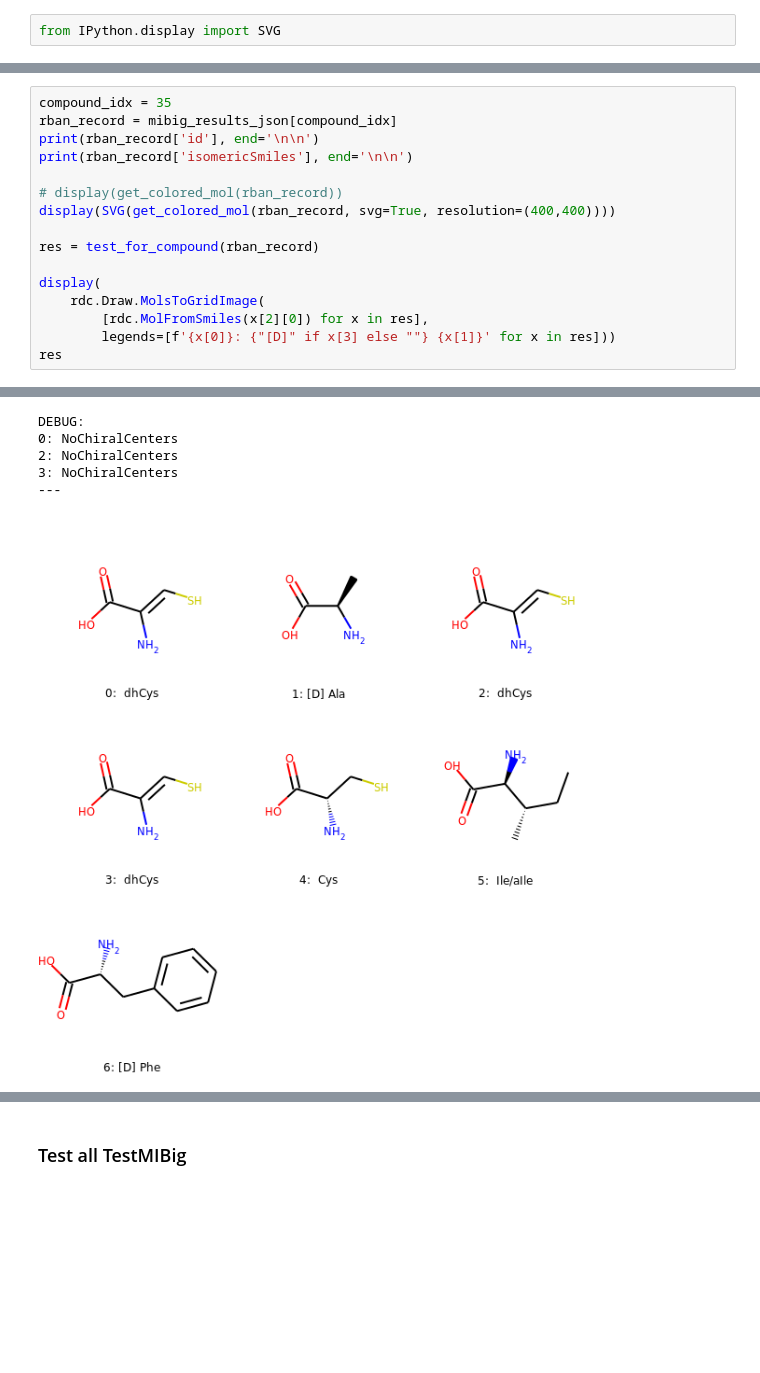
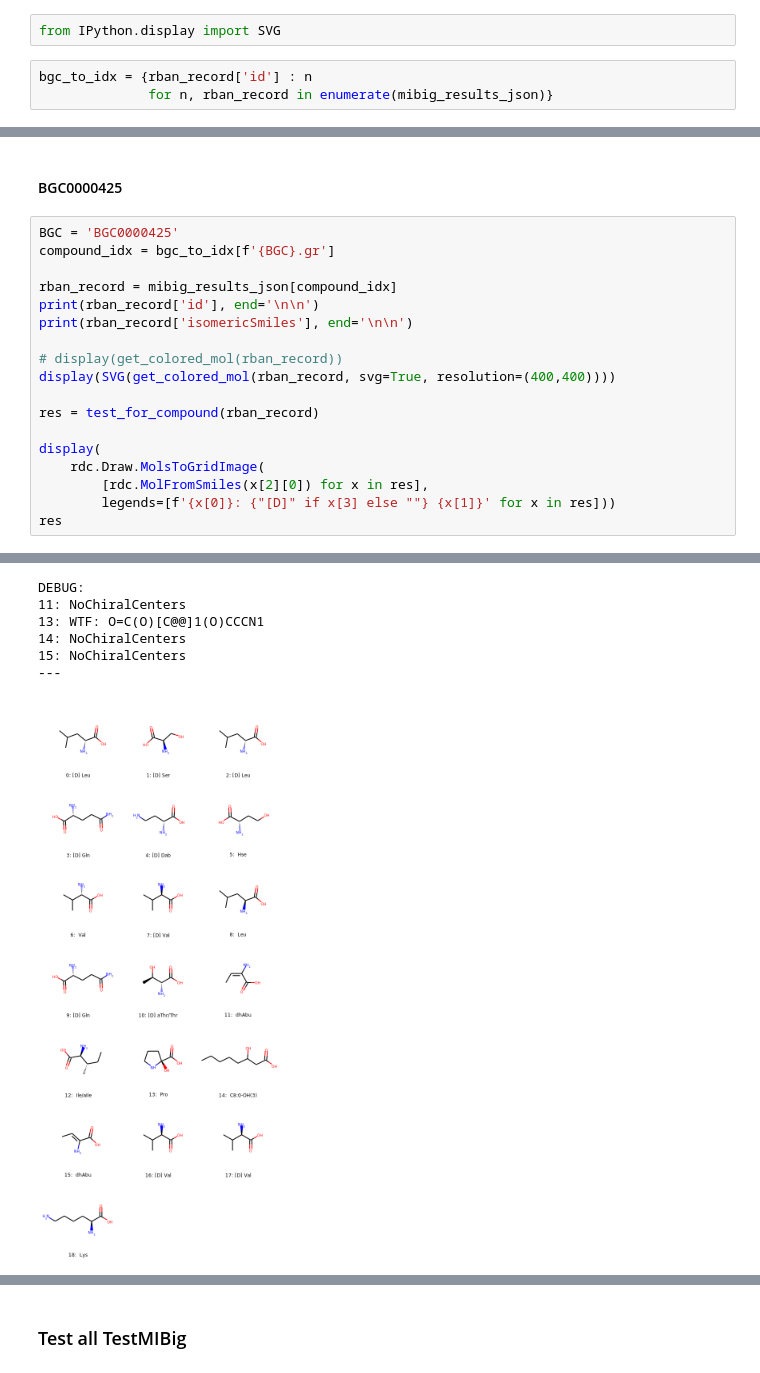
Before and after one commit to ablab/nerpa, a Jupyter notebook: scripts/DL-isomers.ipynb, the cells around one changed output, grey strips where cells are left out. Drawn from its saved outputs; the diff is of its cells as text; blank space fills up the shorter version.

```diff
--- a/scripts/DL-isomers.ipynb
+++ b/scripts/DL-isomers.ipynb
@@ -356,3 +356,6 @@ def test_for_compound(rban_record, debug=True):
 ### Test single compound
 # %%
 from IPython.display import SVG
+# %%
+bgc_to_idx = {rban_record['id'] : n
+              for n, rban_record in enumerate(mibig_results_json)}
@@ -359,5 +401,9 @@ from IPython.display import SVG
+# %% [markdown]
+#### BGC0000425
 # %%
-compound_idx = 35
+BGC = 'BGC0000425'
+compound_idx = bgc_to_idx[f'{BGC}.gr']
+
 rban_record = mibig_results_json[compound_idx]
 print(rban_record['id'], end='\n\n')
 print(rban_record['isomericSmiles'], end='\n\n')
@@ -379,7 +425,8 @@ CC[C@H](C)[C@@H]1NC(=O)[C@@H](Cc2ccccc2)NC(=O)[C@@H]2CSC(=N2)c2csc(n2)-c2csc(n2)
 [drawing not drawn]
 DEBUG:
-0: NoChiralCenters
-2: NoChiralCenters
-3: NoChiralCenters
+11: NoChiralCenters
+13: WTF: O=C(O)[C@@]1(O)CCCN1
+14: NoChiralCenters
+15: NoChiralCenters
 ---
-[figure, old version]
+[figure, new version]
```
Also changed, not shown: parts of 4 cells of this notebook.
